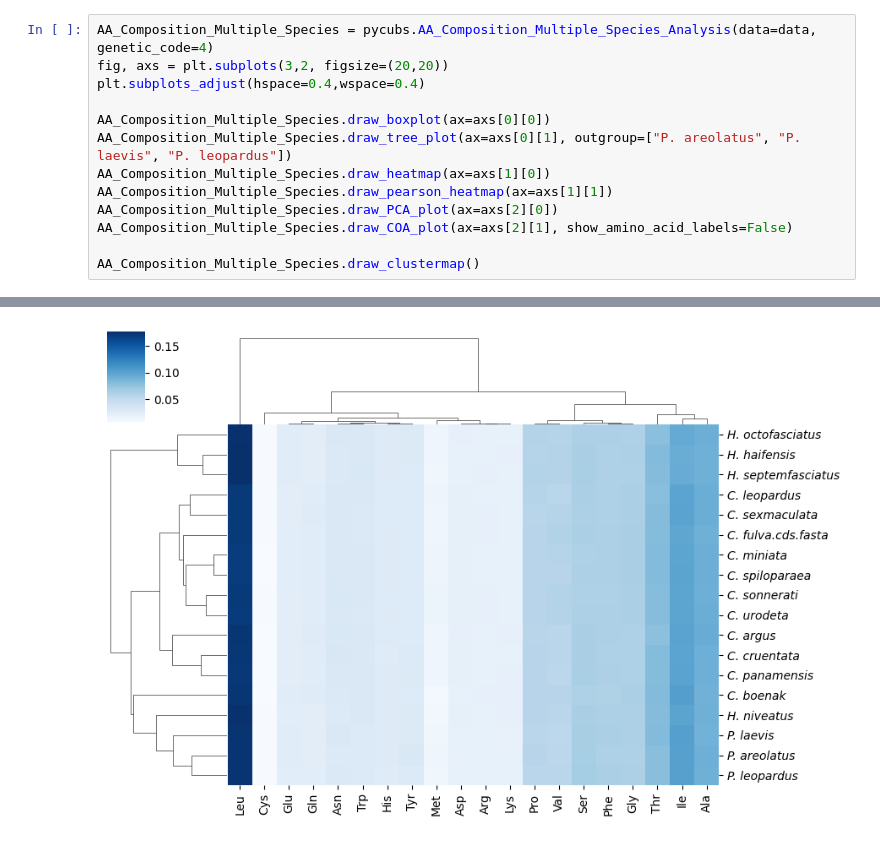
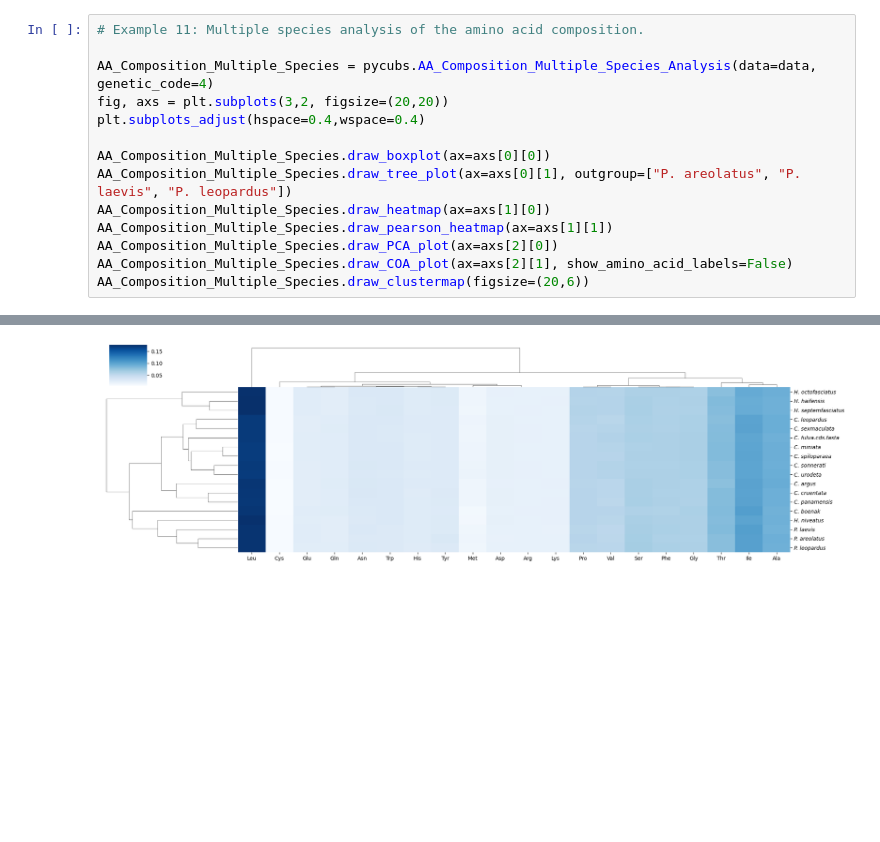
Before and after one commit to thecgs/pyCUBs, a Jupyter notebook: tutorial.ipynb, the cells around one changed output, grey strips where cells are left out. Saved outputs shown, nothing was run; the diff lists cells and outputs as text; blank space fills up the shorter version.

```diff
--- a/tutorial.ipynb
+++ b/tutorial.ipynb
@@ -162,4 +263,6 @@ AA_Composition_Single_Species.draw_clustermap()
 # %%
+# Example 11: Multiple species analysis of the amino acid composition.
+
 AA_Composition_Multiple_Species = pycubs.AA_Composition_Multiple_Species_Analysis(data=data, genetic_code=4)
 fig, axs = plt.subplots(3,2, figsize=(20,20))
 plt.subplots_adjust(hspace=0.4,wspace=0.4)
@@ -170,6 +273,5 @@ AA_Composition_Multiple_Species.draw_heatmap(ax=axs[1][0])
 AA_Composition_Multiple_Species.draw_pearson_heatmap(ax=axs[1][1])
 AA_Composition_Multiple_Species.draw_PCA_plot(ax=axs[2][0])
 AA_Composition_Multiple_Species.draw_COA_plot(ax=axs[2][1], show_amino_acid_labels=False)
-
-AA_Composition_Multiple_Species.draw_clustermap()
+AA_Composition_Multiple_Species.draw_clustermap(figsize=(20,6))
 # %% [output]
@@ -177,2 +279,2 @@ AA_Composition_Multiple_Species.draw_clustermap()
-[figure, old version]
+[figure, new version]
 # %%
```
Also changed, not shown: parts of 16 cells of this notebook, 56 other files.
